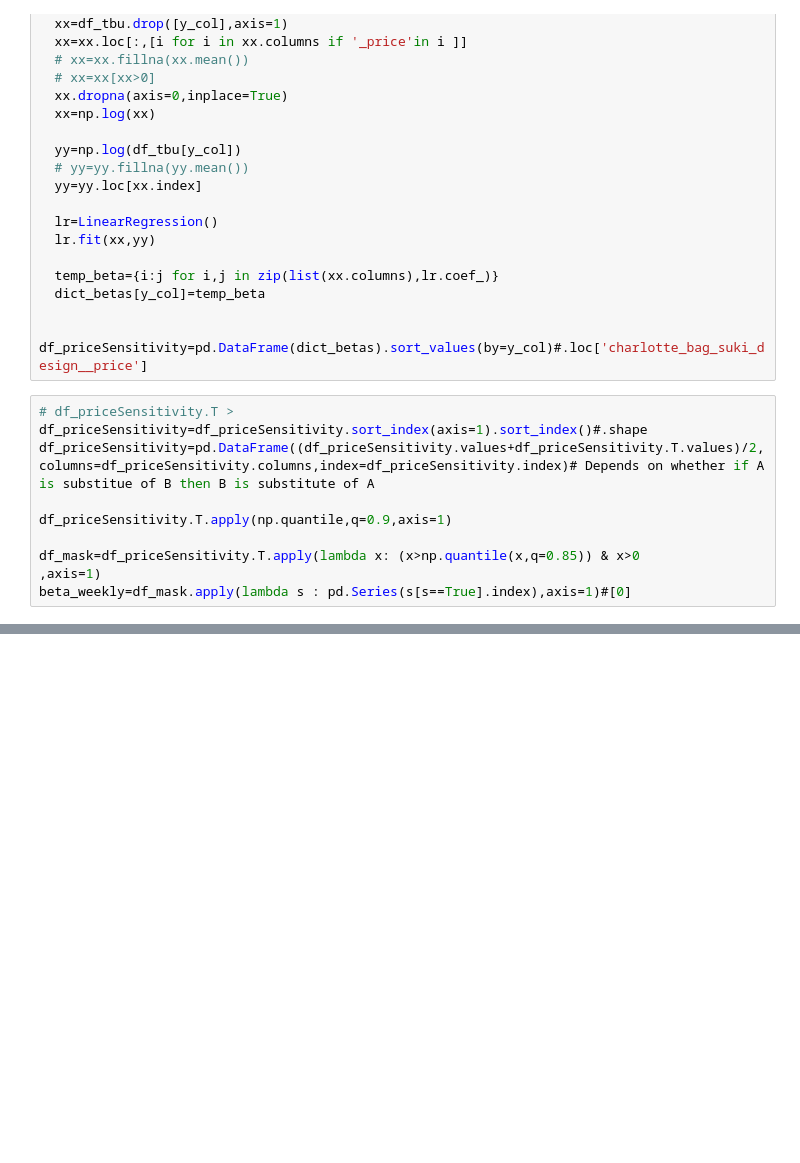
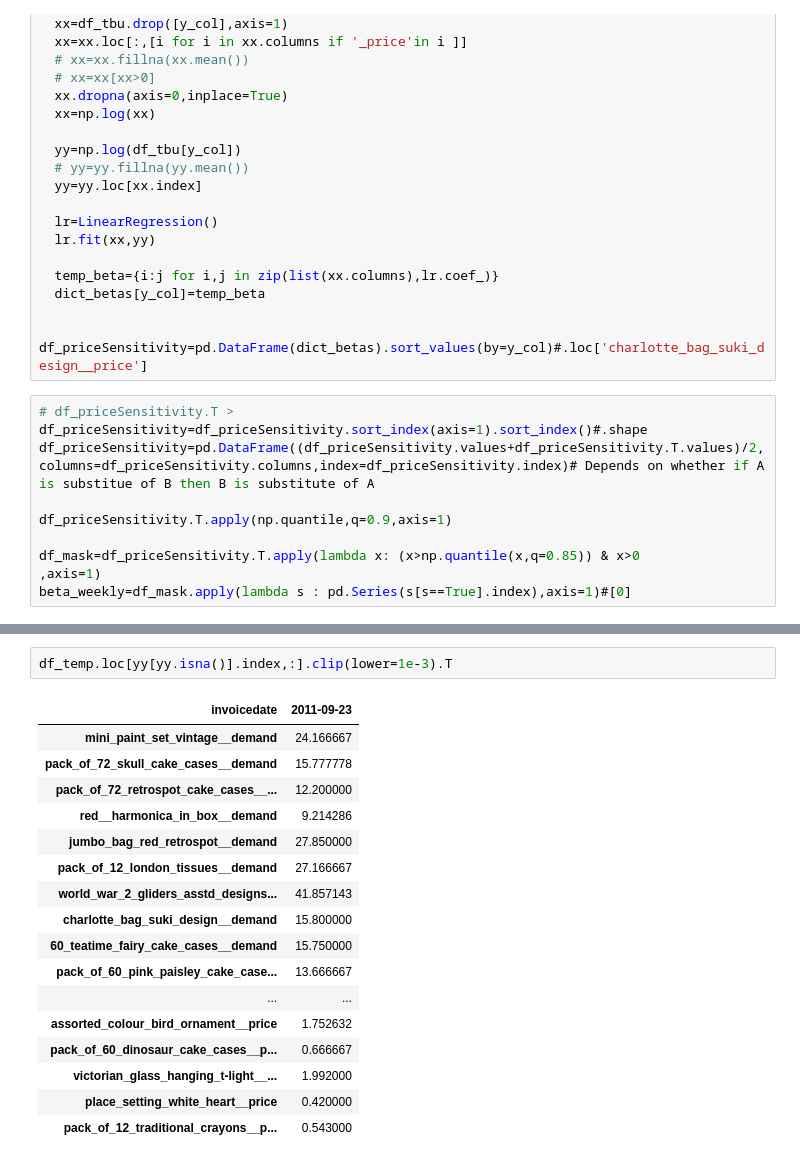
Before and after one commit to squareitall/Supply_Chain_Analytics, a Jupyter notebook: SubstitutionEffectVariationAnalysis.ipynb, the cells around one changed output, grey strips where cells are left out. Cells and saved outputs as stored; diff of their text form; blank space fills up the shorter version.

```diff
--- a/SubstitutionEffectVariationAnalysis.ipynb
+++ b/SubstitutionEffectVariationAnalysis.ipynb
@@ -486,0 +653,20 @@ beta_weekly
+# %%
+df_temp.loc[yy[yy.isna()].index,:].clip(lower=1e-3).T
+# %% [output]
+| invoicedate | 2011-09-23 |
+| mini_paint_set_vintage__demand | 24.166667 |
+| pack_of_72_skull_cake_cases__demand | 15.777778 |
+| pack_of_72_retrospot_cake_cases__... | 12.200000 |
+| red__harmonica_in_box__demand | 9.214286 |
+| jumbo_bag_red_retrospot__demand | 27.850000 |
+| pack_of_12_london_tissues__demand | 27.166667 |
+| world_war_2_gliders_asstd_designs... | 41.857143 |
+| charlotte_bag_suki_design__demand | 15.800000 |
+| 60_teatime_fairy_cake_cases__demand | 15.750000 |
+| pack_of_60_pink_paisley_cake_case... | 13.666667 |
+| ... | ... |
+| assorted_colour_bird_ornament__price | 1.752632 |
+| pack_of_60_dinosaur_cake_cases__p... | 0.666667 |
+| victorian_glass_hanging_t-light__... | 1.992000 |
+| place_setting_white_heart__price | 0.420000 |
+| pack_of_12_traditional_crayons__p... | 0.543000 |
```
Also changed, not shown: parts of 19 cells of this notebook.
